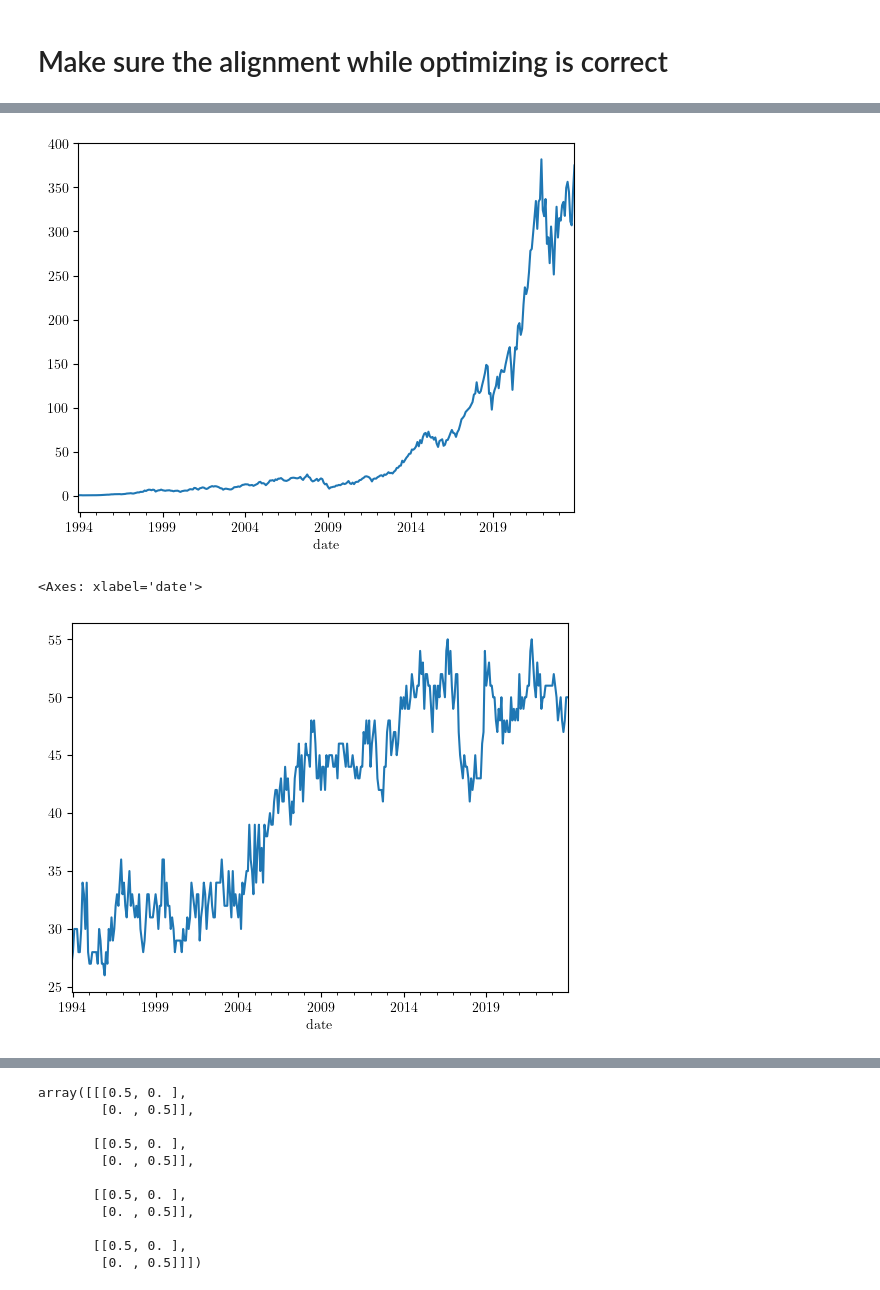
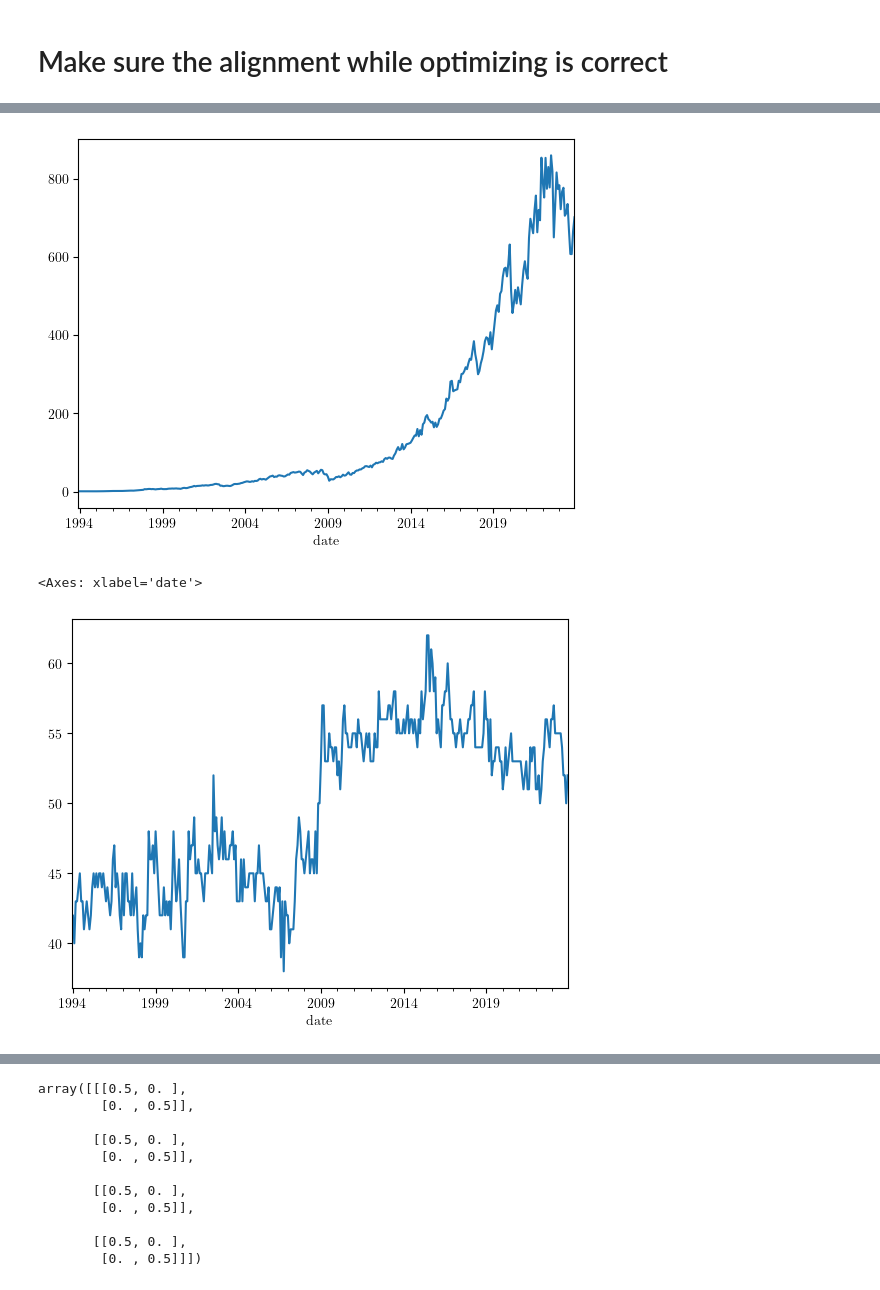
Before and after one commit to fcoibanez/regimeaware, a Jupyter notebook: notebooks/figures.ipynb, the cells around one changed output, grey strips where cells are left out. Saved outputs shown, nothing was run; the diff lists cells and outputs as text; code cells hidden in the pictures.

```diff
--- a/notebooks/figures.ipynb
+++ b/notebooks/figures.ipynb
@@ -32,7 +32,7 @@ height = 4.5
 # %%
 import os
 
-fldr = r"D:\My Drive\bin\regimeaware\data\results\exp_10"
+fldr = r"D:\My Drive\bin\regimeaware\data\results\exp_100"
 flist = os.listdir(fldr)
 
 collector = []
@@ -58,24 +58,24 @@ aa.add(1).cumprod().plot()
 # %%
-fldr = r"D:\My Drive\bin\regimeaware\data\results\ols_10"
+fldr = r"D:\My Drive\bin\regimeaware\data\results\ols_100"
 flist = os.listdir(fldr)
 
 collector = []
 for fname in flist:
     collector += [pd.read_pickle(f"{fldr}/{fname}")]
 
 wt = pd.concat(collector)
 wt = wt.div(wt.abs().groupby('date').sum()).mul(2)
 wt.sort_index(inplace=True)
 
 bb = wt.groupby('permno').shift(1).mul(rt.loc[cfg.bt_start_dt:]).groupby('date').sum()
 bb.add(1).cumprod().plot()
 
 plt.show()
 wt[~np.isclose(wt, 0, atol=1e-5)].groupby('date').count().plot()
 # %% [output]
-[figure, old version]
+[figure, new version]
 <Axes: xlabel='date'>
-[figure, old version]
+[figure, new version]
 # %%
 # fldr = r"D:\My Drive\bin\regimeaware\data\results\mvo_75"
 # flist = os.listdir(fldr)
```
Also changed, not shown: parts of 7 cells of this notebook, 4 other files.
